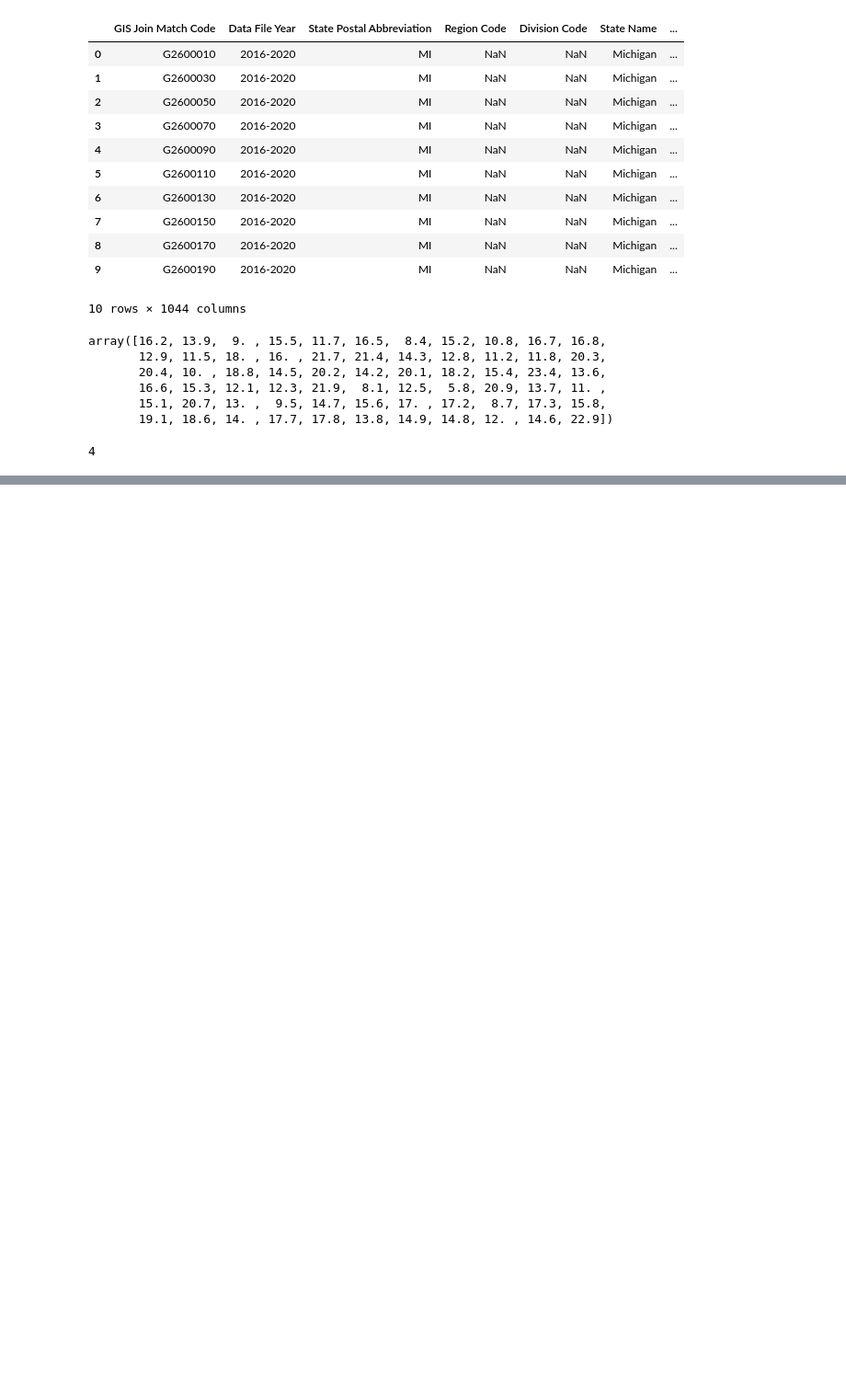
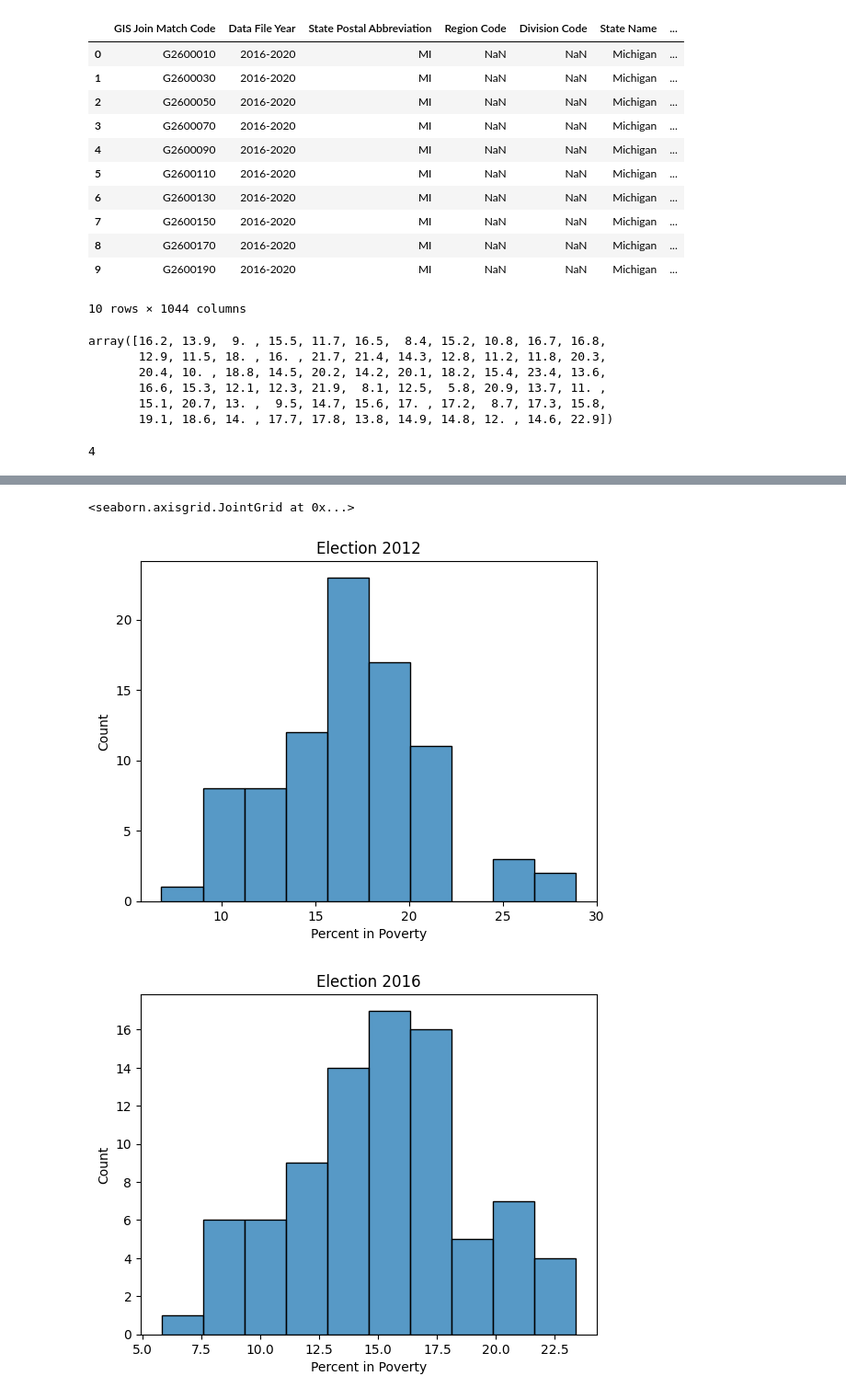
Before and after one commit to vaibhavjha06/ds3001group, a Jupyter notebook: michigan/MI_EDA.ipynb, the cells around one changed output, grey strips where cells are left out. Shown at 92% size. Saved outputs shown, nothing was run; the diff lists cells and outputs as text; code cells hidden in the pictures; blank space fills up the shorter version.

```diff
--- a/michigan/MI_EDA.ipynb
+++ b/michigan/MI_EDA.ipynb
@@ -153,0 +240,21 @@ race.head(20)
+# %%
+# EDA - Poverty
+
+sns.histplot(election2012['Percent in Poverty'], bins = 10, figure=plt.figure())
+plt.title('Election 2012')
+sns.histplot(election2016['Percent in Poverty'], bins = 10, figure=plt.figure())
+plt.title('Election 2016')
+sns.histplot(election2020['Percent in Poverty'], bins = 10, figure=plt.figure()) # Histogram distribution of % in poverty
+plt.title('Election 2020')
+
+election2012.boxplot(column = 'Percent in Poverty',by = 'party')
+election2016.boxplot(column = 'Percent in Poverty',by = 'party')
+election2020.boxplot(column = 'Percent in Poverty',by = 'party') # Boxplot of county poverty rates by voted party
+
+sns.jointplot(x=election2012['Percent in Poverty'],y=election2012['party'])
+sns.jointplot(x=election2016['Percent in Poverty'],y=election2016['party'])
+sns.jointplot(x=election2020['Percent in Poverty'],y=election2020['party']) # Joint plots (histogram x scatterplot)
+# %% [output]
+<seaborn.axisgrid.JointGrid at 0x...>
+[figure, added]
+[figure, added]
```
Also changed, not shown: parts of 9 cells of this notebook.
